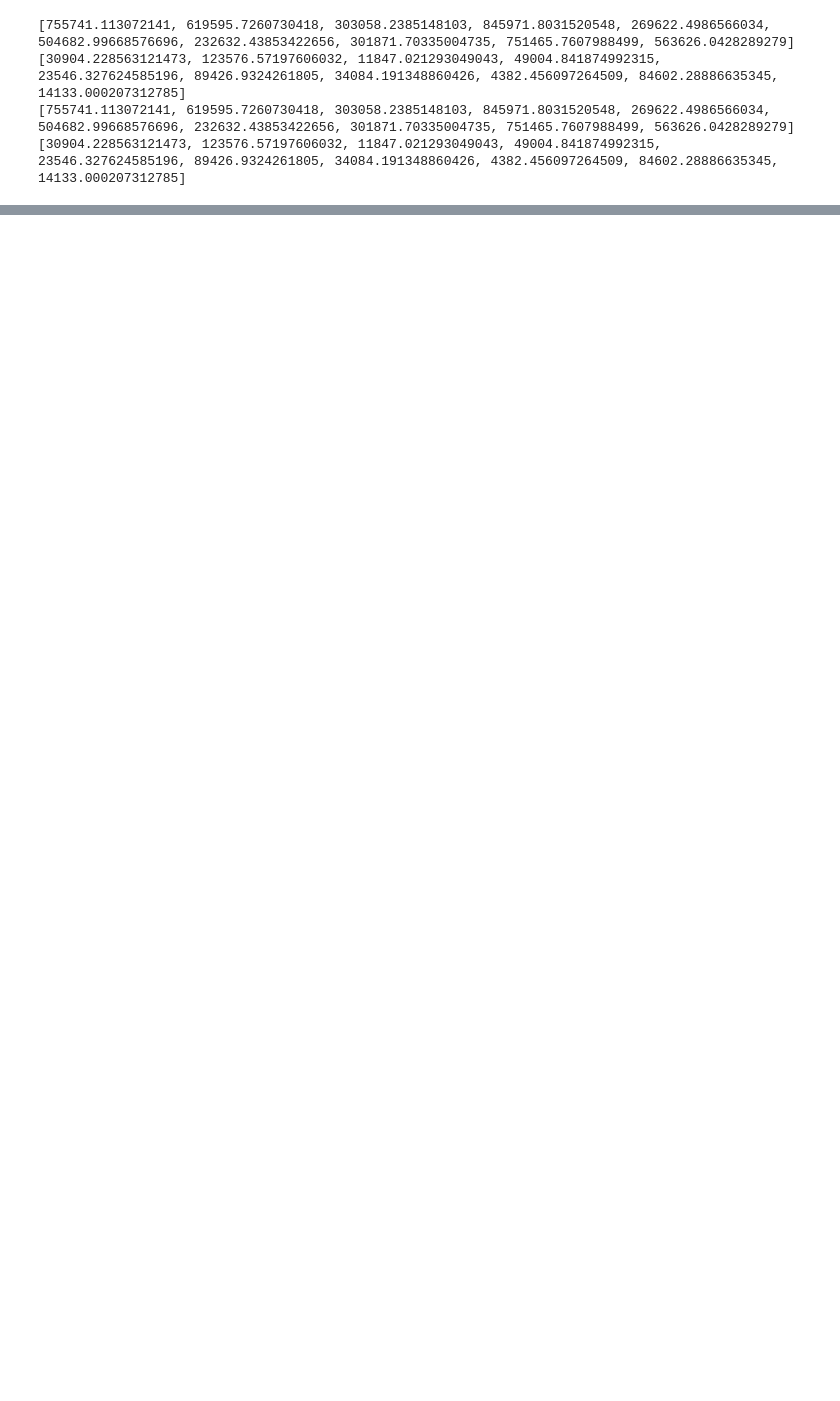
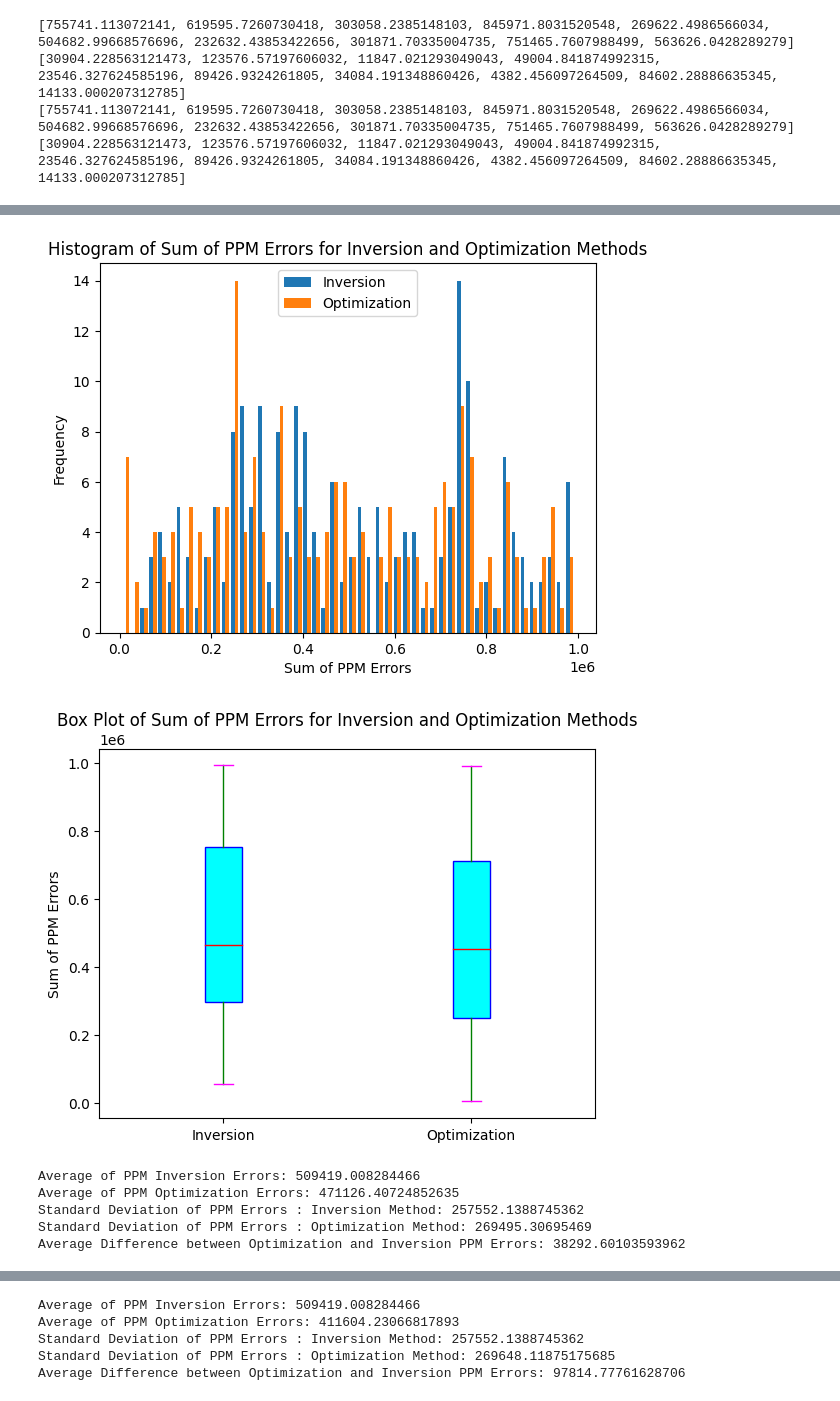
Before and after one commit to pranjagar/Pair_discrimination, a Jupyter notebook: Likelihood estimation MLE/MLE_plots_full.ipynb, the cells around one changed output, grey strips where cells are left out. Drawn from its saved outputs; the diff is of its cells as text; code cells hidden in the pictures; blank space fills up the shorter version.

Commit message:
lean plot file

```diff
--- a/Likelihood estimation MLE/MLE_plots.ipynb
+++ b/Likelihood estimation MLE/MLE_plots_full.ipynb
@@ -29,9 +30,9 @@ For tru = [m.pi/12, m.pi/2-m.pi/12, m.pi/4, m.pi/2, m.pi/3]   # 60 deg diff, non
 
 For tru = [m.pi/6, m.pi/3, 0, m.pi/4, m.pi/12]                # 30 deg diff, very uneven alpha
 # %%
-def ppm_errors_data(tru, nju_list):  # uses pre-defined function 'ppm errors' on the list of collapse data, creates list of corresponding ppm errors
+def ppm_errors_data(tru, nju_list, ig = 'inv'):  # uses pre-defined function 'ppm errors' on the list of collapse data, creates list of corresponding ppm errors
 
-    ppm_errors_list = [fnn.ppm_errors(tru, nju) for nju in nju_list]
+    ppm_errors_list = [fnn.ppm_errors(tru, nju, ig = ig) for nju in nju_list]
     ppm_sums_list = [[sum(i[j]) for j in range(2)] for i in ppm_errors_list]
 
     ppm_errors_inversion = [i[0] for i in ppm_sums_list]
@@ -387,0 +541,24 @@ print(ppm_errors_inv_20k[:10])
+# %%
+# Replotting my results for 105, 120, 0, 90, 15_500 file
+
+# read the nju data from csv files
+tru6 = [m.pi/2+m.pi/12, m.pi/2+ m.pi/6, 0, m.pi/2, m.pi/12]     # (105,120,0,90,15)
+df_nju_6 = pd.read_csv('collapses_(105 120 0 90 15) 500 500.csv')
+nju_6 = df_nju_6.head(500).values.tolist()[:200]
+
+#plotting with inversion as initial guess
+error_sums_6 = ppm_errors_data(tru6, nju_6)
+plot_ppm_errors(error_sums_6, bins = 50)
+
+
+#plotting with random initial guess
+error_sums_6 = ppm_errors_data(tru6, nju_6, ig = 'rand')
+plot_ppm_errors(error_sums_6, bins = 50)
+# %% [output]
+[figure, added]
+[figure, added]
+Average of PPM Inversion Errors: 509419.008284466
+Average of PPM Optimization Errors: 471126.40724852635
+Standard Deviation of PPM Errors : Inversion Method: 257552.1388745362
+Standard Deviation of PPM Errors : Optimization Method: 269495.30695469
+Average Difference between Optimization and Inversion PPM Errors: 38292.60103593962
@@ -387,0 +567,5 @@ print(ppm_errors_inv_20k[:10])
+Average of PPM Inversion Errors: 509419.008284466
+Average of PPM Optimization Errors: 411604.23066817893
+Standard Deviation of PPM Errors : Inversion Method: 257552.1388745362
+Standard Deviation of PPM Errors : Optimization Method: 269648.11875175685
+Average Difference between Optimization and Inversion PPM Errors: 97814.77761628706
```
Also changed, not shown: parts of 9 cells of this notebook, 4 other files.
